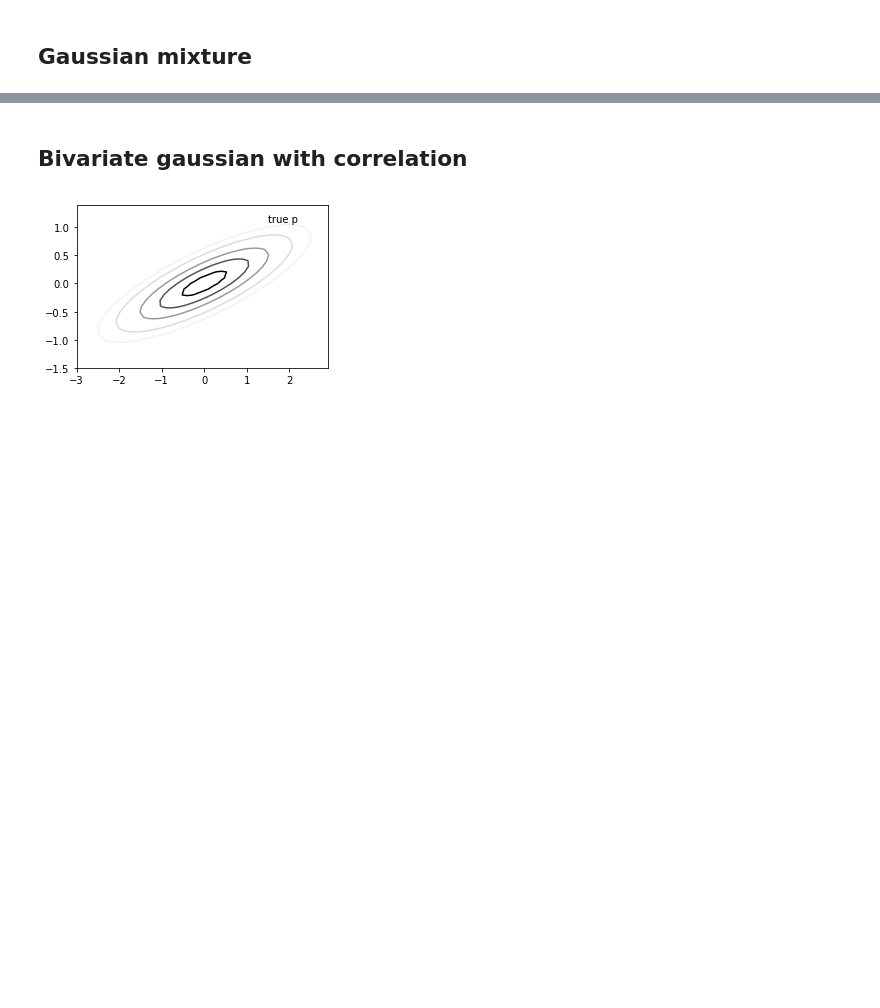
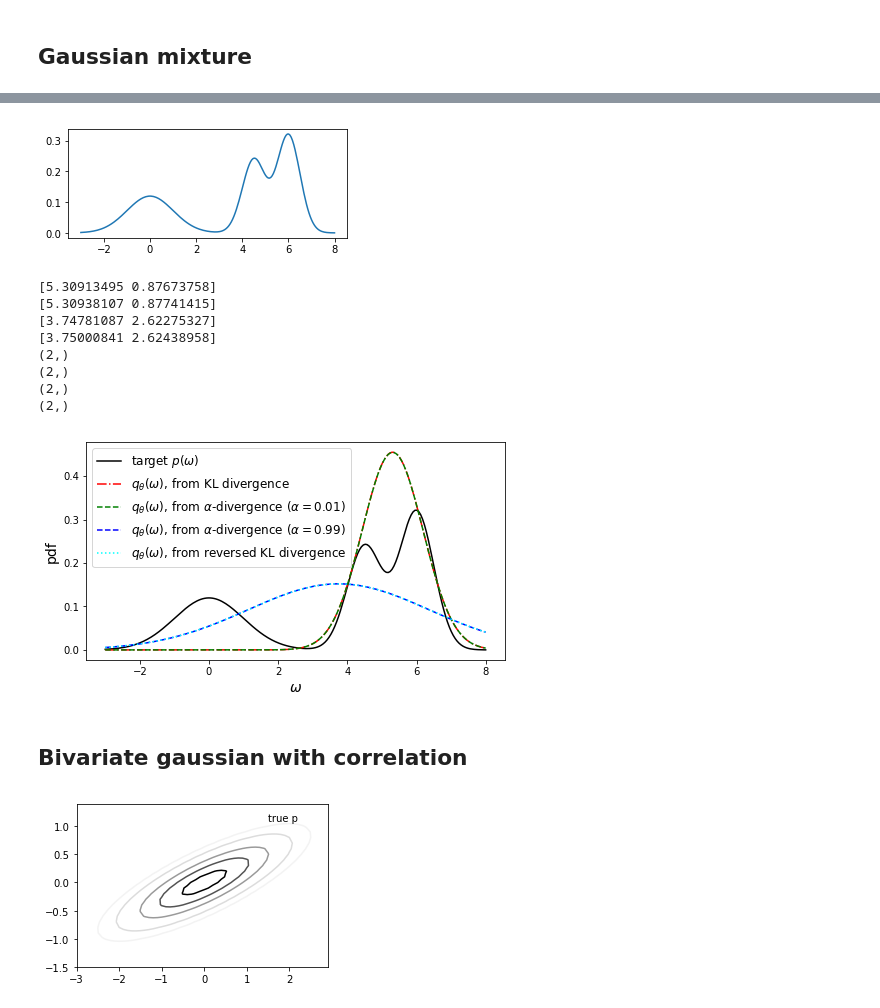
Before and after one commit to AudOlivier/UQ_in_ML, a Jupyter notebook: Introduction_VI_and_algorithms.ipynb, the cells around one changed output, grey strips where cells are left out. Cells and saved outputs as stored; diff of their text form; code cells hidden in the pictures; blank space fills up the shorter version.

```diff
--- a/Introduction_VI_and_algorithms.ipynb
+++ b/Introduction_VI_and_algorithms.ipynb
@@ -177,3 +187,52 @@ plt.show(fig)
+# %%
+def gaussian_mixture_fixed(x):
+    mu1=0; mu2=4.5; mu3=6; std1=1; std2=0.5; std3=0.5; pi1=0.3; pi2=0.3; pi3=0.4
+    #mu1=2; mu2=4.5; std1=1; std2=0.5; pi1=0.6; pi2=0.4
+    return univariate_gaussian_mixture(x, [mu1, mu2, mu3], [std1, std2, std3], [pi1, pi2, pi3])
+
+fig, ax = plt.subplots(ncols=1, figsize=(5, 2))
+x=np.linspace(-3, 8, 200).reshape((-1,1))
+#ax.plot(x, gaussian(x, mu1, std1))
+ax.plot(x, gaussian_mixture_fixed(x))
+plt.show(fig)
+
+distances = ['kl', 'alpha', 'alpha', 'kl reverse']
+alphas = [0, 0.01, 0.99, 1]
+# run the optimization problem
+results_mix = []
+for i in range(4):
+    res = minimize_distance(p=gaussian_mixture_fixed, q=gaussian, distance_type=distances[i], alpha=alphas[i],
+                            n_iter=10, bounds=None, logq=log_gaussian, method='Nelder-Mead')
+    results_mix.append(res)
+    print(res)
+
+titles = [r'$q_{\theta}(\omega)$, from KL divergence',
+          r'$q_{\theta}(\omega)$, from $\alpha$-divergence ($\alpha=0.01$)',
+          r'$q_{\theta}(\omega)$, from $\alpha$-divergence ($\alpha=0.99$)',
+         r'$q_{\theta}(\omega)$, from reversed KL divergence']
+colors = ['red', 'green', 'blue', 'cyan']
+linestyles = ['-.', '--', '--', ':']
+
+fig, ax = plt.subplots(ncols=1, figsize=(7.5, 4))
+x=np.linspace(-3, 8, 200).reshape((-1,1))
+ax.plot(x, gaussian_mixture_fixed(x), label=r'target $p(\omega)$', color='black')
+for i in range(4):
+    print(results_mix[i].shape)
+    ax.plot(x, gaussian(x, results_mix[i]), color=colors[i], linestyle=linestyles[i], label=titles[i])
+    ax.set_xlabel(r'$\omega$', fontsize=14); ax.set_ylabel('pdf', fontsize=14)
+ax.legend(prop={'size': 12})
+plt.show(fig)
+# %% [output]
+[figure, added]
+[5.30913495 0.87673758]
+[5.30938107 0.87741415]
+[3.74781087 2.62275327]
+[3.75000841 2.62438958]
+(2,)
+(2,)
+(2,)
+(2,)
+[figure, added]
 # %% [markdown]
 ## Bivariate gaussian with correlation
 # %%
```
Also changed, not shown: parts of 4 cells of this notebook.
